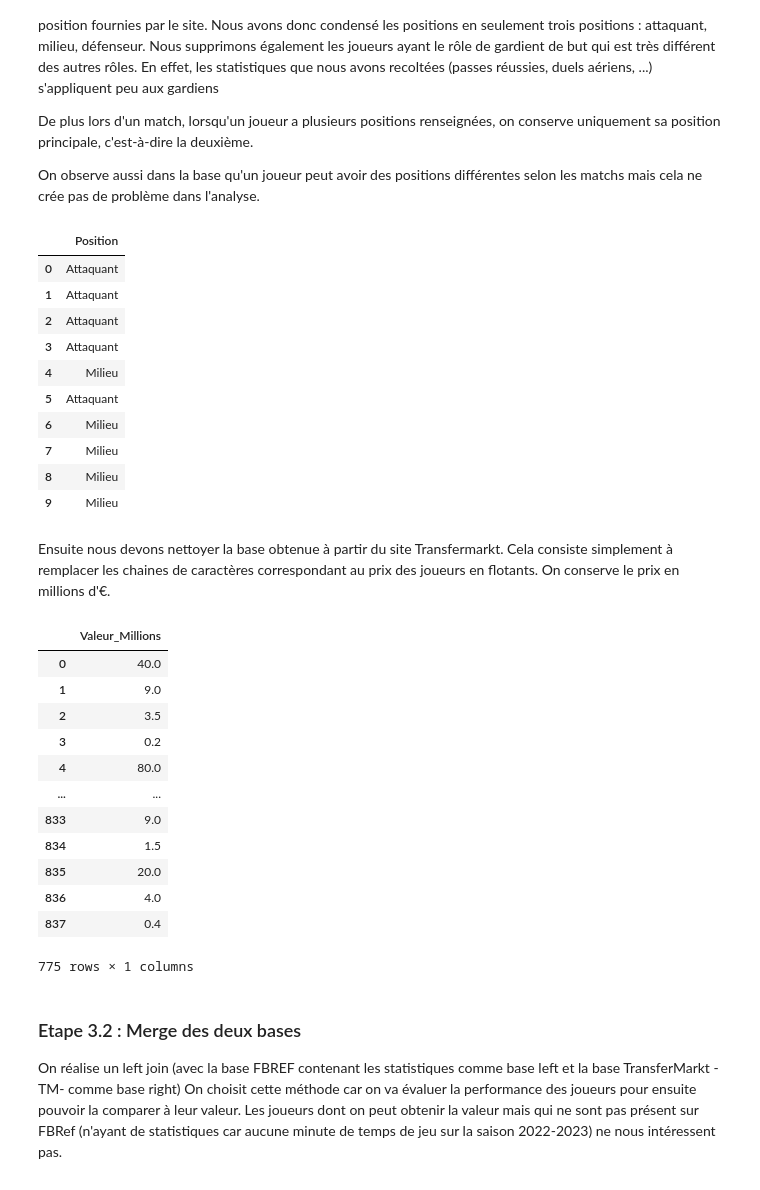
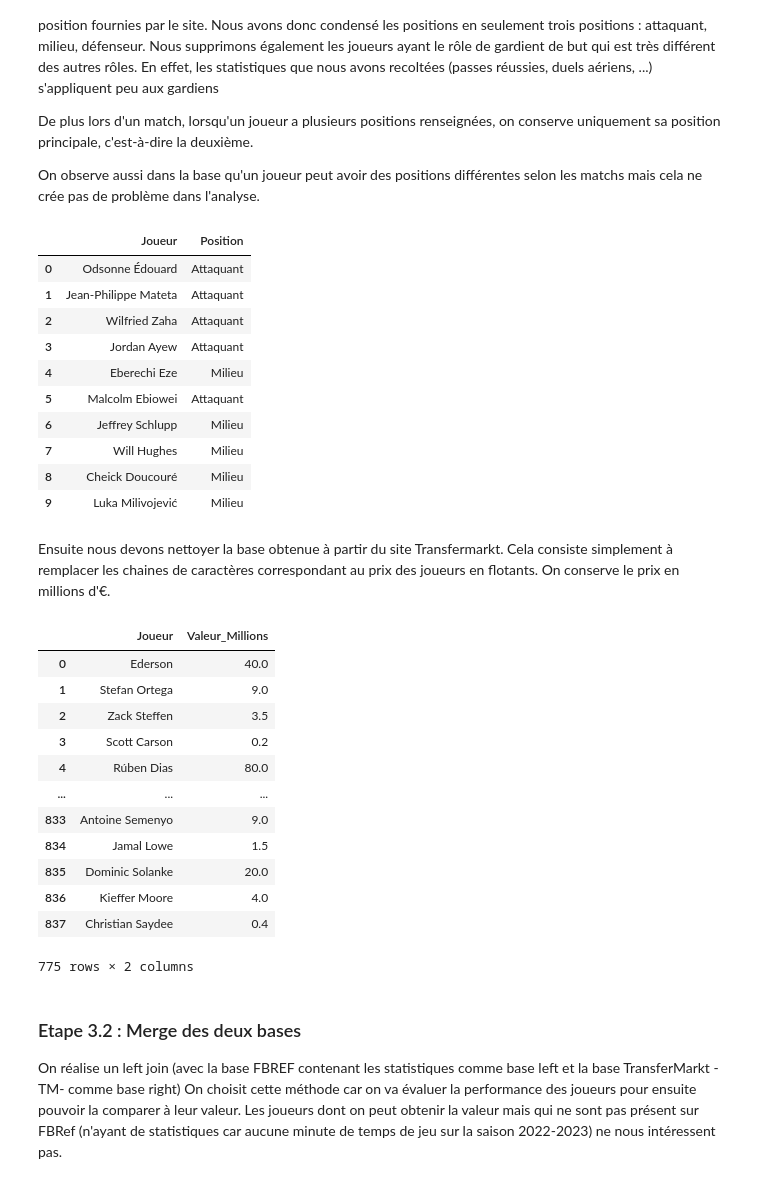
Before and after one commit to lecoqm/evaluation_football, a Jupyter notebook: main.ipynb, the cells around one changed output. Cells and saved outputs as stored; diff of their text form; code cells hidden in the pictures.

```diff
--- a/main.ipynb
+++ b/main.ipynb
@@ -158,55 +204,55 @@ def positions(position):
         return 'Milieu'
 
 df_FBREF['Position'] = df_FBREF['Emplacement'].apply(positions)
-df_FBREF[['Position']].head(10)
+df_FBREF[['Joueur','Position']].head(10)
 # %% [output]
-|  | Position |
-| 0 | Attaquant |
-| 1 | Attaquant |
-| 2 | Attaquant |
-| 3 | Attaquant |
-| 4 | Milieu |
-| 5 | Attaquant |
-| 6 | Milieu |
-| 7 | Milieu |
-| 8 | Milieu |
-| 9 | Milieu |
+|  | Joueur | Position |
+| 0 | Odsonne Édouard | Attaquant |
+| 1 | Jean-Philippe Mateta | Attaquant |
+| 2 | Wilfried Zaha | Attaquant |
+| 3 | Jordan Ayew | Attaquant |
+| 4 | Eberechi Eze | Milieu |
+| 5 | Malcolm Ebiowei | Attaquant |
+| 6 | Jeffrey Schlupp | Milieu |
+| 7 | Will Hughes | Milieu |
+| 8 | Cheick Doucouré | Milieu |
+| 9 | Luka Milivojević | Milieu |
 # %% [markdown]
 Ensuite nous devons nettoyer la base obtenue à partir du site Transfermarkt. Cela consiste simplement à remplacer les chaines de caractères correspondant au prix des joueurs en flotants. On conserve le prix en millions d'€.
 # %%
 # On supprime les joueurs sans valeur marchande car c'est principalement des joueurs sans temps de jeu ou à la retraite
 df_tm = df_tm.loc[df_tm['Valeur'] != '-']
 
 def str_to_float(str):
     """
     This function convert a string to a float.
     """
     L = str.split()
     L[0] = L[0].replace(",",".")
     if L[1]=='K':  #Quand le prix est de moins de 1 mio, il est sous la forme 600 K €
         return float(L[0])/1000
     elif L[1]=='mio.':
         return float(L[0])
     else :
         return None
 
 
 df_tm['Valeur_Millions'] = df_tm['Valeur'].apply(str_to_float)
-df_tm[['Valeur_Millions']]
+df_tm[['Joueur','Valeur_Millions']]
 # %% [output]
-|  | Valeur_Millions |
-| 0 | 40.0 |
-| 1 | 9.0 |
-| 2 | 3.5 |
-| 3 | 0.2 |
-| 4 | 80.0 |
-| ... | ... |
-| 833 | 9.0 |
-| 834 | 1.5 |
-| 835 | 20.0 |
-| 836 | 4.0 |
-| 837 | 0.4 |
+|  | Joueur | Valeur_Millions |
+| 0 | Ederson | 40.0 |
+| 1 | Stefan Ortega | 9.0 |
+| 2 | Zack Steffen | 3.5 |
+| 3 | Scott Carson | 0.2 |
+| 4 | Rúben Dias | 80.0 |
+| ... | ... | ... |
+| 833 | Antoine Semenyo | 9.0 |
+| 834 | Jamal Lowe | 1.5 |
+| 835 | Dominic Solanke | 20.0 |
+| 836 | Kieffer Moore | 4.0 |
+| 837 | Christian Saydee | 0.4 |
-775 rows × 1 columns
+775 rows × 2 columns
 # %% [markdown]
 ### Etape 3.2 : Merge des deux bases
 
```
Also changed, not shown: parts of 7 cells of this notebook, 2 other files.
